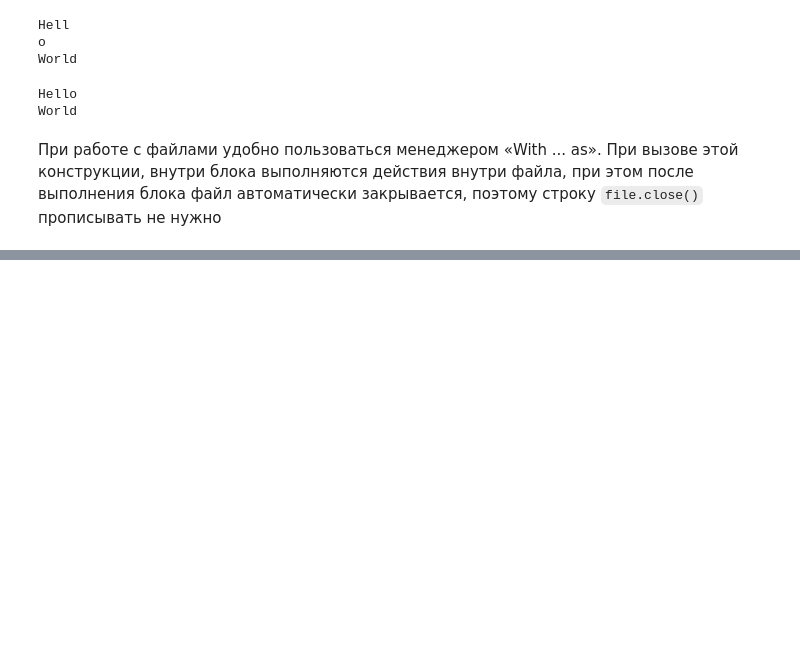
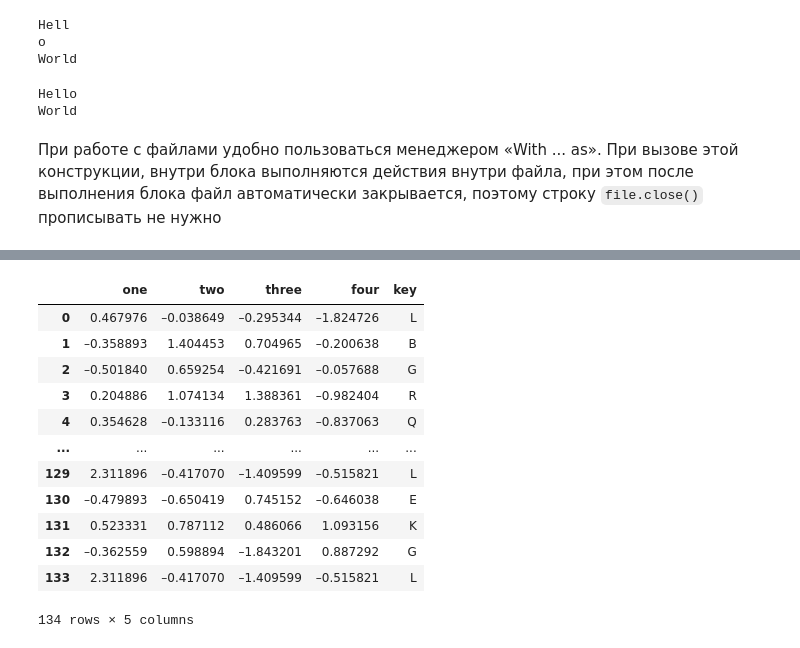
Before and after one commit to MilyutinNA/iate, a Jupyter notebook: lectures/10.ipynb, the cells around one changed output, grey strips where cells are left out. Saved outputs shown, nothing was run; the diff lists cells and outputs as text; code cells hidden in the pictures; blank space fills up the shorter version.

```diff
--- a/lectures/10.ipynb
+++ b/lectures/10.ipynb
@@ -53,0 +221,18 @@ with open('data/text_input.txt','a') as file:
+# %%
+pd.options.display.max_rows = 10
+result = pd.read_csv('data/ex6.csv', sep='\s+')
+result
+# %% [output]
+|  | one | two | three | four | key |
+| 0 | 0.467976 | –0.038649 | –0.295344 | –1.824726 | L |
+| 1 | –0.358893 | 1.404453 | 0.704965 | –0.200638 | B |
+| 2 | –0.501840 | 0.659254 | –0.421691 | –0.057688 | G |
+| 3 | 0.204886 | 1.074134 | 1.388361 | –0.982404 | R |
+| 4 | 0.354628 | –0.133116 | 0.283763 | –0.837063 | Q |
+| ... | ... | ... | ... | ... | ... |
+| 129 | 2.311896 | –0.417070 | –1.409599 | –0.515821 | L |
+| 130 | –0.479893 | –0.650419 | 0.745152 | –0.646038 | E |
+| 131 | 0.523331 | 0.787112 | 0.486066 | 1.093156 | K |
+| 132 | –0.362559 | 0.598894 | –1.843201 | 0.887292 | G |
+| 133 | 2.311896 | –0.417070 | –1.409599 | –0.515821 | L |
+134 rows × 5 columns
```
Also changed, not shown: parts of 54 cells of this notebook, 15 other files.
